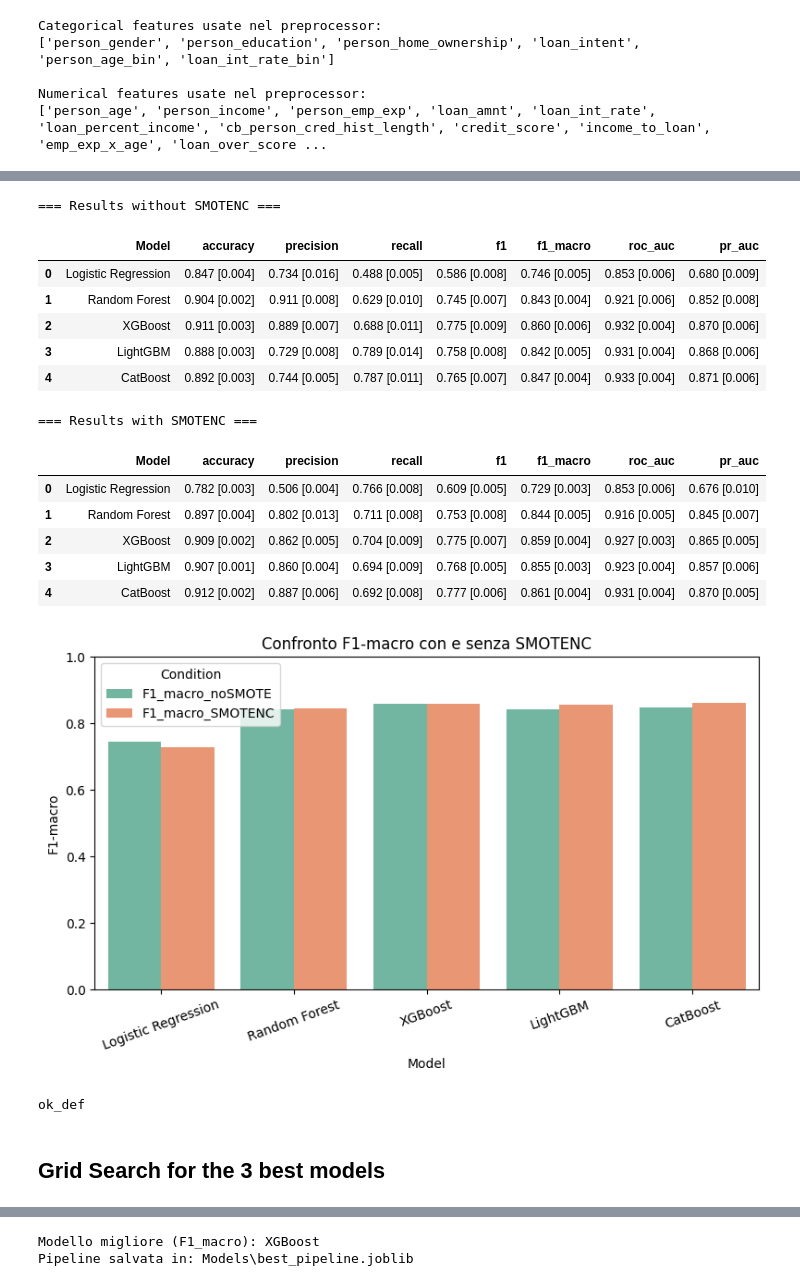
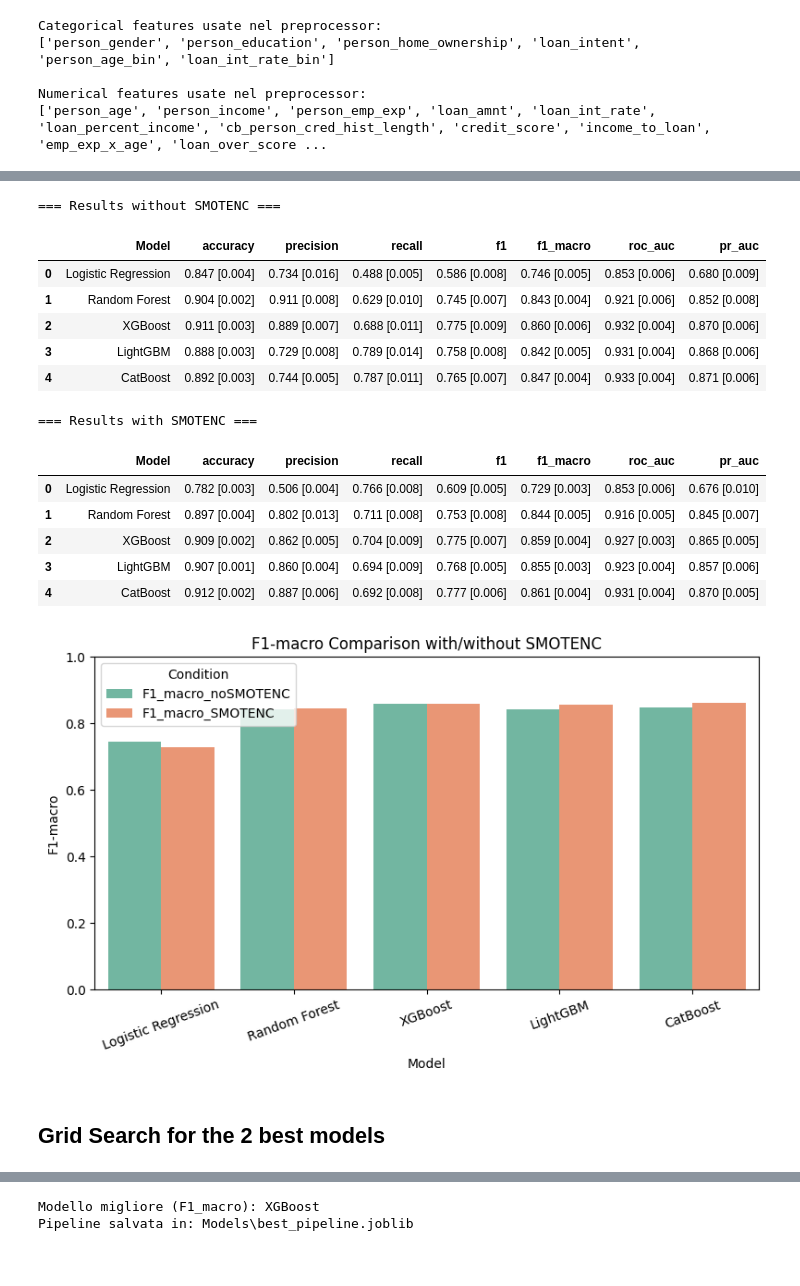
Before and after one commit to NicoBache/DMMLproject, a Jupyter notebook: DMML_CreditRisk_Notebook_Smtnc_ok.ipynb, the cells around one changed output, grey strips where cells are left out. Saved outputs shown, nothing was run; the diff lists cells and outputs as text; code cells hidden in the pictures.

```diff
--- a/DMML_CreditRisk_Notebook_Smtnc_ok.ipynb
+++ b/DMML_CreditRisk_Notebook_Smtnc_ok.ipynb
@@ -230,27 +228,17 @@ print("New engineered features added")
 New engineered features added
 # %%
 # =====================
-# Automatic skewness check and log-transform (replace mode)
+# Automatic skewness check and log-transform
 # =====================
 from scipy.stats import skew
 import numpy as np
 
+#=========================
+# Function to log-transform skewed numeric features
+#=========================
+
 def auto_log_transform_replace(df, exclude_cols=None, skew_threshold=1.0):
-    """
-    Automatically log-transform skewed numeric features (replace original columns)
-    on the *provided* DataFrame, and return also the per-column shifts used.
 
-    Parameters:
-    - df: pd.DataFrame
-    - exclude_cols: list of columns to ignore (e.g. target)
-    - skew_threshold: absolute skewness above which log-transform is applied
-
-    Returns:
-    - df: updated DataFrame with replaced log-transformed features
-    - skewness: Series with skew values (computed on the provided df)
-    - candidates: list of transformed feature names
-    - shifts: dict {col: shift} used for log1p(x + shift)
-    """
     num_cols = df.select_dtypes(include=[np.number]).columns.tolist()
     if exclude_cols:
         num_cols = [c for c in num_cols if c not in exclude_cols]
@@ -265,12 +253,13 @@ def auto_log_transform_replace(df, exclude_cols=None, skew_threshold=1.0):
     shifts = {}
     for col in candidates:
         min_val = df[col].min()
-        # shift calcolato SOLO sul df passato (lo useremo poi anche sul test)
         shift = (-min_val + 1.0) if min_val <= 0 else 0.0
         shifts[col] = shift
         df.loc[:, col] = np.log1p(df[col] + shift)
 
     return df, skewness, candidates, shifts
+
+#========================
 # %%
 from sklearn.metrics import make_scorer, accuracy_score, precision_score, recall_score, f1_score, roc_auc_score, average_precision_score
 from imblearn.pipeline import Pipeline as ImbPipeline
@@ -551,6 +523,8 @@ import pandas as pd
 import matplotlib.pyplot as plt
 import seaborn as sns
 
+# ===========================
+# Results formatting and visualization
 def format_results(results_dict):
     rows = []
     for model, metrics in results_dict.items():
@@ -560,6 +534,7 @@ def format_results(results_dict):
             row[metric] = f"{mean:.3f} [{std:.3f}]"
         rows.append(row)
     return pd.DataFrame(rows)
+# ===========================
 
 print("=== Results without SMOTENC ===")
 df_no = format_results(results_no_smote)
@@ -569,52 +544,48 @@ print("=== Results with SMOTENC ===")
 df_smote = format_results(results_smote)
 display(df_smote)
 
-# Estrai valori F1-macro
+# Extract F1-macro values
 f1_no = {row["Model"]: float(row["f1_macro"].split()[0]) for _, row in df_no.iterrows()}
 f1_smote = {row["Model"]: float(row["f1_macro"].split()[0]) for _, row in df_smote.iterrows()}
 
-# Crea dataframe per il plot
+# Create dataframe for the plot
 df_plot = pd.DataFrame({
     "Model": list(f1_no.keys()),
-    "F1_macro_noSMOTE": list(f1_no.values()),
+    "F1_macro_noSMOTENC": list(f1_no.values()),
     "F1_macro_SMOTENC": [f1_smote[m] for m in f1_no.keys()]
 })
 
 df_melt = df_plot.melt(id_vars="Model",
-                       value_vars=["F1_macro_noSMOTE", "F1_macro_SMOTENC"],
+                       value_vars=["F1_macro_noSMOTENC", "F1_macro_SMOTENC"],
                        var_name="Condition", value_name="F1_macro")
 
 plt.figure(figsize=(8,5))
 sns.barplot(data=df_melt, x="Model", y="F1_macro", hue="Condition", palette="Set2")
-plt.title("Confronto F1-macro con e senza SMOTENC")
+plt.title("F1-macro Comparison with/without SMOTENC")
 plt.ylabel("F1-macro")
 plt.ylim(0,1)
 plt.xticks(rotation=20)
 plt.legend(title="Condition")
 plt.tight_layout()
 plt.show()
 # %% [output]
 === Results without SMOTENC ===
 |  | Model | accuracy | precision | recall | f1 | f1_macro | roc_auc | pr_auc |
 | 0 | Logistic Regression | 0.847 [0.004] | 0.734 [0.016] | 0.488 [0.005] | 0.586 [0.008] | 0.746 [0.005] | 0.853 [0.006] | 0.680 [0.009] |
 | 1 | Random Forest | 0.904 [0.002] | 0.911 [0.008] | 0.629 [0.010] | 0.745 [0.007] | 0.843 [0.004] | 0.921 [0.006] | 0.852 [0.008] |
 | 2 | XGBoost | 0.911 [0.003] | 0.889 [0.007] | 0.688 [0.011] | 0.775 [0.009] | 0.860 [0.006] | 0.932 [0.004] | 0.870 [0.006] |
 | 3 | LightGBM | 0.888 [0.003] | 0.729 [0.008] | 0.789 [0.014] | 0.758 [0.008] | 0.842 [0.005] | 0.931 [0.004] | 0.868 [0.006] |
 | 4 | CatBoost | 0.892 [0.003] | 0.744 [0.005] | 0.787 [0.011] | 0.765 [0.007] | 0.847 [0.004] | 0.933 [0.004] | 0.871 [0.006] |
 === Results with SMOTENC ===
 |  | Model | accuracy | precision | recall | f1 | f1_macro | roc_auc | pr_auc |
 | 0 | Logistic Regression | 0.782 [0.003] | 0.506 [0.004] | 0.766 [0.008] | 0.609 [0.005] | 0.729 [0.003] | 0.853 [0.006] | 0.676 [0.010] |
 | 1 | Random Forest | 0.897 [0.004] | 0.802 [0.013] | 0.711 [0.008] | 0.753 [0.008] | 0.844 [0.005] | 0.916 [0.005] | 0.845 [0.007] |
 | 2 | XGBoost | 0.909 [0.002] | 0.862 [0.005] | 0.704 [0.009] | 0.775 [0.007] | 0.859 [0.004] | 0.927 [0.003] | 0.865 [0.005] |
 | 3 | LightGBM | 0.907 [0.001] | 0.860 [0.004] | 0.694 [0.009] | 0.768 [0.005] | 0.855 [0.003] | 0.923 [0.004] | 0.857 [0.006] |
 | 4 | CatBoost | 0.912 [0.002] | 0.887 [0.006] | 0.692 [0.008] | 0.777 [0.006] | 0.861 [0.004] | 0.931 [0.004] | 0.870 [0.005] |
-[figure, old version]
+[figure, new version]
-# %%
-print("ok_def")
-# %% [output]
-ok_def
 # %% [markdown]
-## Grid Search for the 3 best models
+## Grid Search for the 2 best models
 # %%
 from sklearn.model_selection import GridSearchCV, StratifiedKFold
 from imblearn.pipeline import Pipeline as ImbPipeline
```
Also changed, not shown: parts of 31 cells of this notebook, 6 other files.
